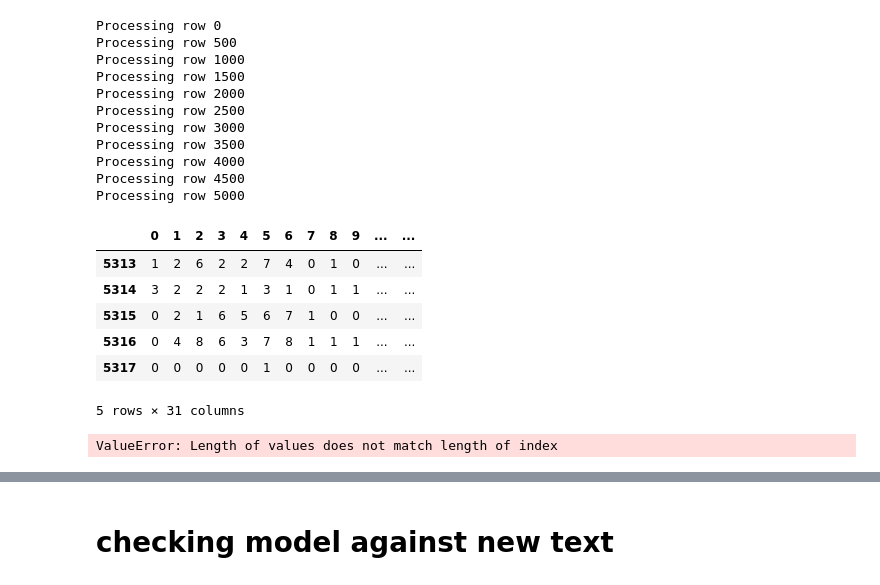
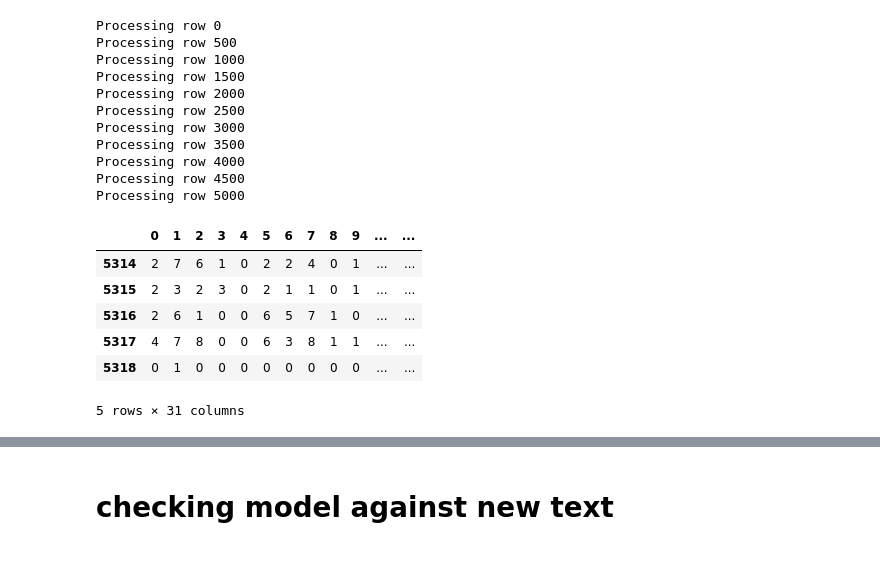
Before and after one commit to Schmidt8181/UnsupervisedLearning, a Jupyter notebook: NLPPractice.ipynb, the cells around one changed output, grey strips where cells are left out. Drawn from its saved outputs; the diff is of its cells as text; code cells hidden in the pictures.

```diff
--- a/NLPPractice.ipynb
+++ b/NLPPractice.ipynb
@@ -358,24 +358,15 @@ Processing row 5000
 # %%
 pos_df = pd.concat([persuasion_pos_df, alice_pos_df], axis=1, ignore_index=True)
 # %%
-pos_df.drop()
+pos_df.tail()
 # %% [output]
 |  | 0 | 1 | 2 | 3 | 4 | 5 | 6 | 7 | 8 | 9 | ... | ... |
-| 5313 | 1 | 2 | 6 | 2 | 2 | 7 | 4 | 0 | 1 | 0 | ... | ... |
-| 5314 | 3 | 2 | 2 | 2 | 1 | 3 | 1 | 0 | 1 | 1 | ... | ... |
-| 5315 | 0 | 2 | 1 | 6 | 5 | 6 | 7 | 1 | 0 | 0 | ... | ... |
-| 5316 | 0 | 4 | 8 | 6 | 3 | 7 | 8 | 1 | 1 | 1 | ... | ... |
-| 5317 | 0 | 0 | 0 | 0 | 0 | 1 | 0 | 0 | 0 | 0 | ... | ... |
+| 5314 | 2 | 7 | 6 | 1 | 0 | 2 | 2 | 4 | 0 | 1 | ... | ... |
+| 5315 | 2 | 3 | 2 | 3 | 0 | 2 | 1 | 1 | 0 | 1 | ... | ... |
+| 5316 | 2 | 6 | 1 | 0 | 0 | 6 | 5 | 7 | 1 | 0 | ... | ... |
+| 5317 | 4 | 7 | 8 | 0 | 0 | 6 | 3 | 8 | 1 | 1 | ... | ... |
+| 5318 | 0 | 1 | 0 | 0 | 0 | 0 | 0 | 0 | 0 | 0 | ... | ... |
 5 rows × 31 columns
-# %%
-sentences['entities'] = 0
-for x in sentences[0]:
-    ents = []
-    for ent in x:
-        ents.append(ent)
-    sentences['entities'] = ents
-# %% [output]
-ValueError: Length of values does not match length of index
 # %%
 sentences.head()
 # %% [output]
```
Also changed, not shown: parts of 20 cells of this notebook, 1 other file.
